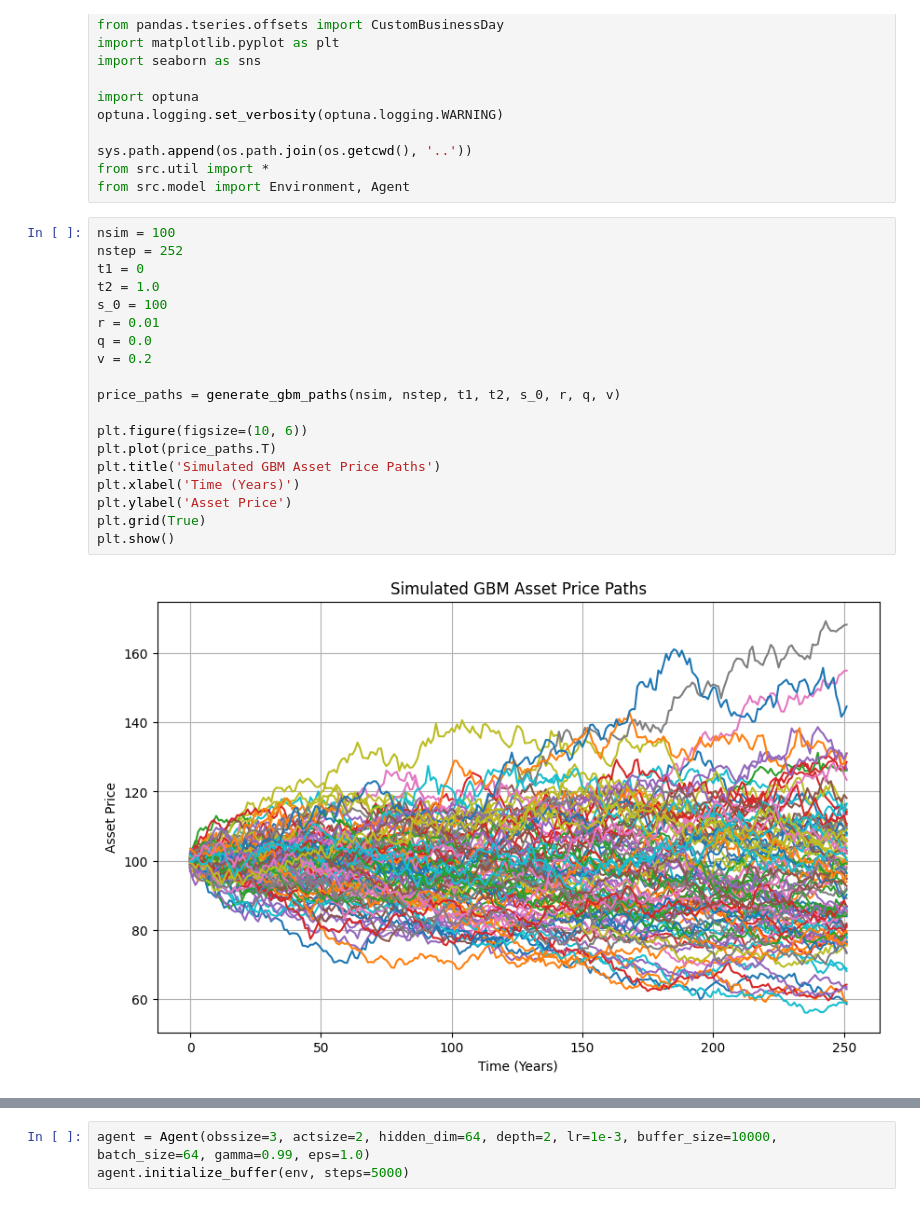
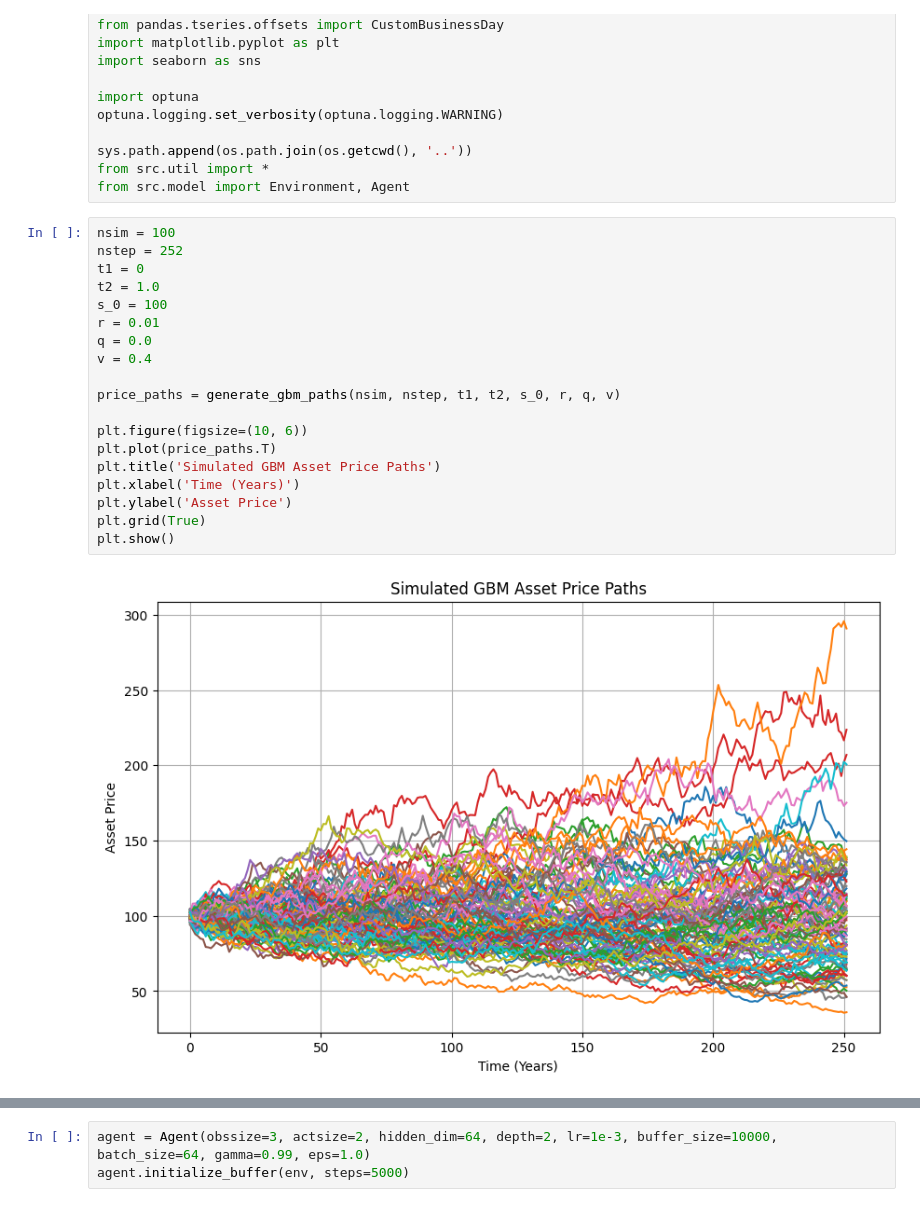
Before and after one commit to ostapenkovs/orcs-4529-rl, a Jupyter notebook: notebooks/0_playbook.ipynb, the cells around one changed output, grey strips where cells are left out. Saved outputs shown, nothing was run; the diff lists cells and outputs as text.

```diff
--- a/notebooks/0_playbook.ipynb
+++ b/notebooks/0_playbook.ipynb
@@ -17,23 +17,23 @@ from src.model import Environment, Agent
 # %%
 nsim = 100
 nstep = 252
 t1 = 0
 t2 = 1.0
 s_0 = 100
 r = 0.01
 q = 0.0
-v = 0.2
+v = 0.4
 
 price_paths = generate_gbm_paths(nsim, nstep, t1, t2, s_0, r, q, v)
 
 plt.figure(figsize=(10, 6))
 plt.plot(price_paths.T)
 plt.title('Simulated GBM Asset Price Paths')
 plt.xlabel('Time (Years)')
 plt.ylabel('Asset Price')
 plt.grid(True)
 plt.show()
 # %% [output]
-[figure, old version]
+[figure, new version]
 # %%
 K = 100
```
Also changed, not shown: parts of 4 cells of this notebook, 1 other file.
